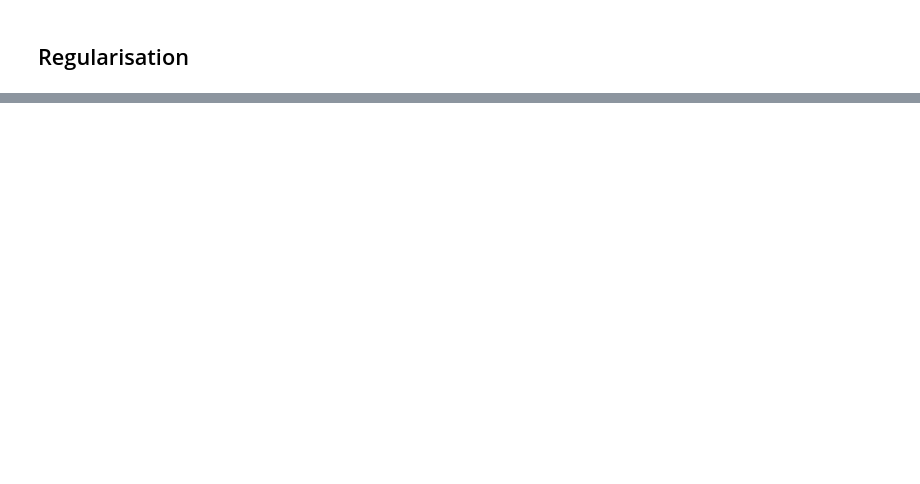
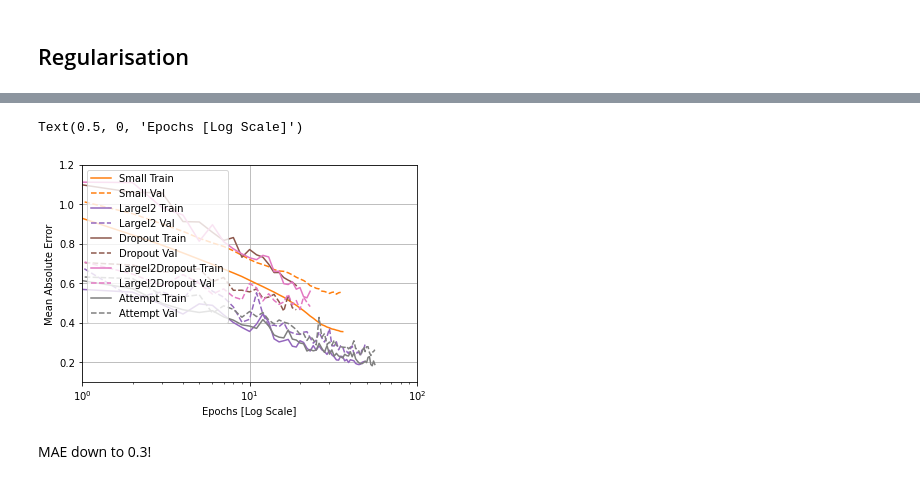
Before and after one commit to esl-lewis/ml-surrogate-fusion, a Jupyter notebook: ml_models/surrogate_overfitting_tests.ipynb, the cells around one changed output, grey strips where cells are left out. Saved outputs shown, nothing was run; the diff lists cells and outputs as text; code cells hidden in the pictures; blank space fills up the shorter version.

```diff
--- a/ml_models/surrogate_overfitting_tests.ipynb
+++ b/ml_models/surrogate_overfitting_tests.ipynb
@@ -425,3 +468,16 @@ plt.legend(loc="upper left")
+# %%
+plotter.plot(regularizer_histories)
+a = plt.xscale('log')
+#plt.xlim([1, max(plt.xlim())])
+plt.xlim([1, 100])
+plt.legend(loc="upper left")
+plt.ylim([0.1, 1.2])
+plt.xlabel("Epochs [Log Scale]")
+# %% [output]
+Text(0.5, 0, 'Epochs [Log Scale]')
+[figure, added]
+# %% [markdown]
+MAE down to 0.3!
 # %%
 y_pred = attempt_l2_dropout.predict(X_test).flatten()
 
```
Also changed, not shown: parts of 24 cells of this notebook, 9 other files.
